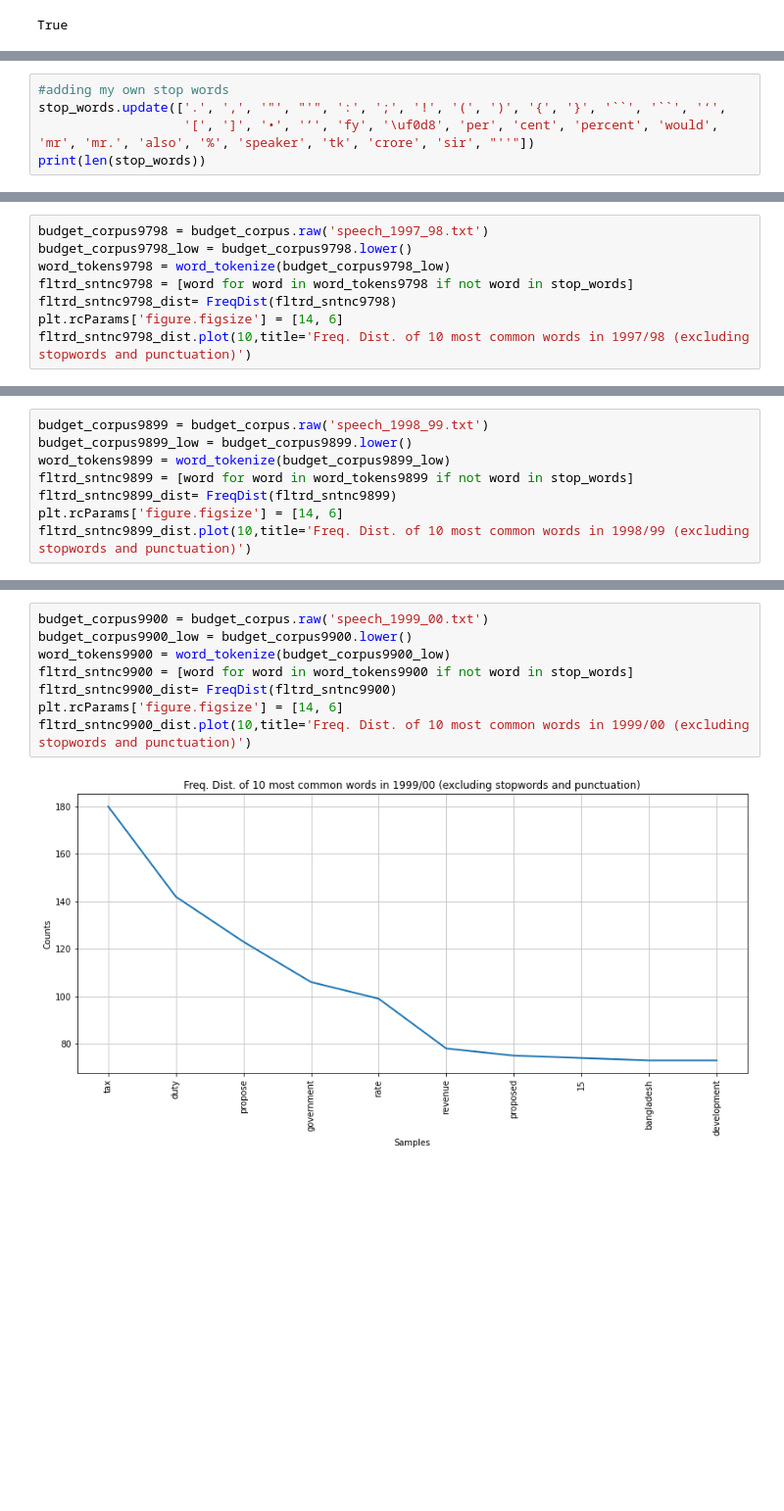
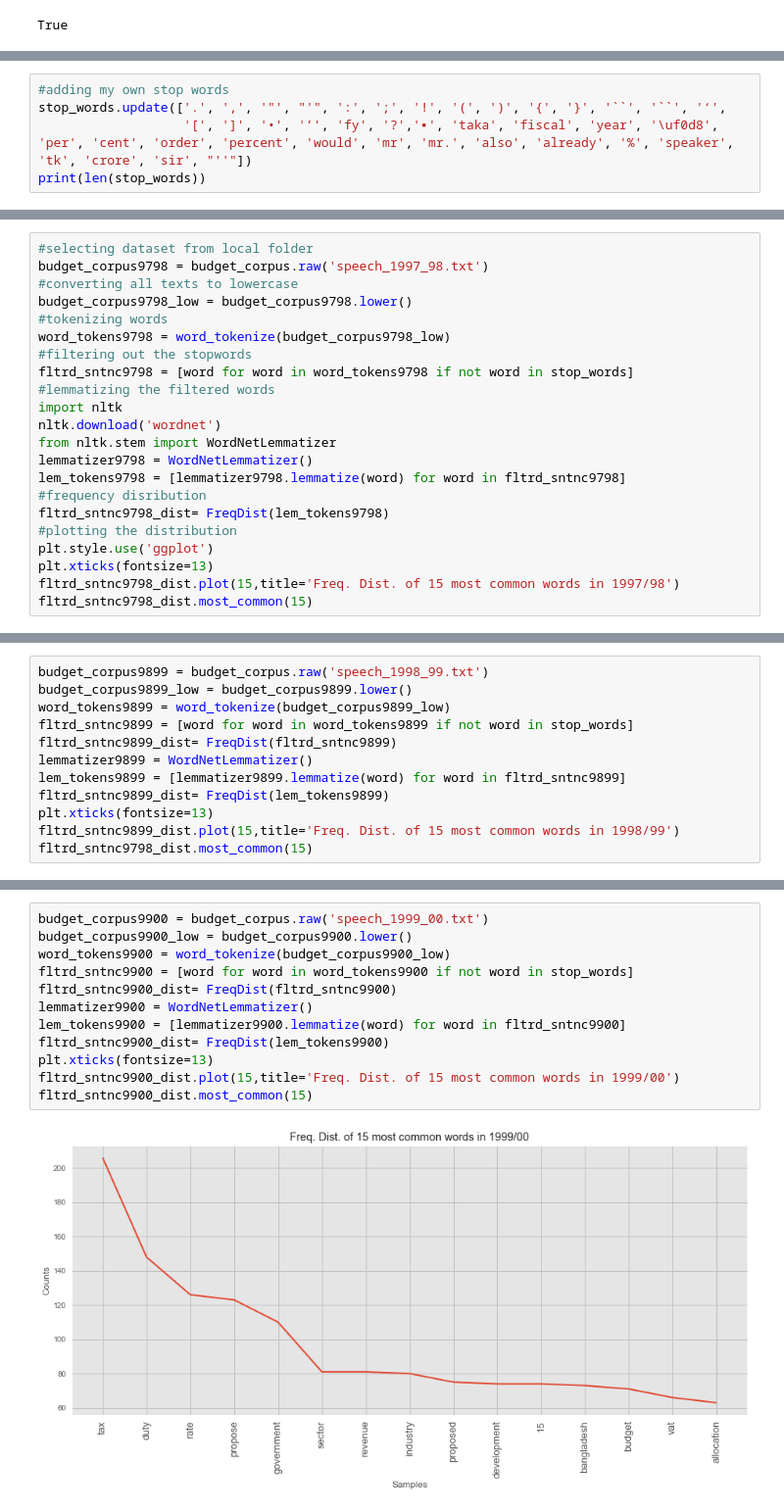
Before and after one commit to muimran/BD_Budget_Speech_Analysis, a Jupyter notebook: BD Budget Speech Analysis Using NLTK.ipynb, the cells around one changed output, grey strips where cells are left out. Shown at 98% size. Drawn from its saved outputs; the diff is of its cells as text; blank space fills up the shorter version.

```diff
--- a/BD Budget Speech Analysis Using NLTK.ipynb
+++ b/BD Budget Speech Analysis Using NLTK.ipynb
@@ -69,6 +83,6 @@ print (stop_words)
 # %%
 #adding my own stop words
 stop_words.update(['.', ',', '"', "'", ':', ';', '!', '(', ')', '{', '}', '``', '``', '‘',
-                   '[', ']', '•', '’', 'fy', '\uf0d8', 'per', 'cent', 'percent', 'would', 'mr', 'mr.', 'also', '%', 'speaker', 'tk', 'crore', 'sir', "''"])
+                   '[', ']', '•', '’', 'fy', '?','▪', 'taka', 'fiscal', 'year', '\uf0d8', 'per', 'cent', 'order', 'percent', 'would', 'mr', 'mr.', 'also', 'already', '%', 'speaker', 'tk', 'crore', 'sir', "''"])
 print(len(stop_words))
 # %% [output]
@@ -76,9 +94,23 @@ print(len(stop_words))
 # %%
+#selecting dataset from local folder
 budget_corpus9798 = budget_corpus.raw('speech_1997_98.txt')
+#converting all texts to lowercase
 budget_corpus9798_low = budget_corpus9798.lower()
+#tokenizing words
 word_tokens9798 = word_tokenize(budget_corpus9798_low)
+#filtering out the stopwords
 fltrd_sntnc9798 = [word for word in word_tokens9798 if not word in stop_words]
-fltrd_sntnc9798_dist= FreqDist(fltrd_sntnc9798)
-plt.rcParams['figure.figsize'] = [14, 6]
-fltrd_sntnc9798_dist.plot(10,title='Freq. Dist. of 10 most common words in 1997/98 (excluding stopwords and punctuation)')
+#lemmatizing the filtered words
+import nltk
+nltk.download('wordnet')
+from nltk.stem import WordNetLemmatizer
+lemmatizer9798 = WordNetLemmatizer()
+lem_tokens9798 = [lemmatizer9798.lemmatize(word) for word in fltrd_sntnc9798]
+#frequency disribution
+fltrd_sntnc9798_dist= FreqDist(lem_tokens9798)
+#plotting the distribution
+plt.style.use('ggplot')
+plt.xticks(fontsize=13)
+fltrd_sntnc9798_dist.plot(15,title='Freq. Dist. of 15 most common words in 1997/98')
+fltrd_sntnc9798_dist.most_common(15)
 # %% [output]
@@ -90,6 +139,10 @@ budget_corpus9899_low = budget_corpus9899.lower()
 word_tokens9899 = word_tokenize(budget_corpus9899_low)
 fltrd_sntnc9899 = [word for word in word_tokens9899 if not word in stop_words]
 fltrd_sntnc9899_dist= FreqDist(fltrd_sntnc9899)
-plt.rcParams['figure.figsize'] = [14, 6]
-fltrd_sntnc9899_dist.plot(10,title='Freq. Dist. of 10 most common words in 1998/99 (excluding stopwords and punctuation)')
+lemmatizer9899 = WordNetLemmatizer()
+lem_tokens9899 = [lemmatizer9899.lemmatize(word) for word in fltrd_sntnc9899]
+fltrd_sntnc9899_dist= FreqDist(lem_tokens9899)
+plt.xticks(fontsize=13)
+fltrd_sntnc9899_dist.plot(15,title='Freq. Dist. of 15 most common words in 1998/99')
+fltrd_sntnc9798_dist.most_common(15)
 # %% [output]
@@ -98,10 +165,14 @@ fltrd_sntnc9899_dist.plot(10,title='Freq. Dist. of 10 most common words in 1998/
 # %%
 budget_corpus9900 = budget_corpus.raw('speech_1999_00.txt')
 budget_corpus9900_low = budget_corpus9900.lower()
 word_tokens9900 = word_tokenize(budget_corpus9900_low)
 fltrd_sntnc9900 = [word for word in word_tokens9900 if not word in stop_words]
 fltrd_sntnc9900_dist= FreqDist(fltrd_sntnc9900)
-plt.rcParams['figure.figsize'] = [14, 6]
-fltrd_sntnc9900_dist.plot(10,title='Freq. Dist. of 10 most common words in 1999/00 (excluding stopwords and punctuation)')
+lemmatizer9900 = WordNetLemmatizer()
+lem_tokens9900 = [lemmatizer9900.lemmatize(word) for word in fltrd_sntnc9900]
+fltrd_sntnc9900_dist= FreqDist(lem_tokens9900)
+plt.xticks(fontsize=13)
+fltrd_sntnc9900_dist.plot(15,title='Freq. Dist. of 15 most common words in 1999/00')
+fltrd_sntnc9900_dist.most_common(15)
 # %% [output]
-[figure, old version]
+[figure, new version]
```
Also changed, not shown: parts of 47 cells of this notebook.
